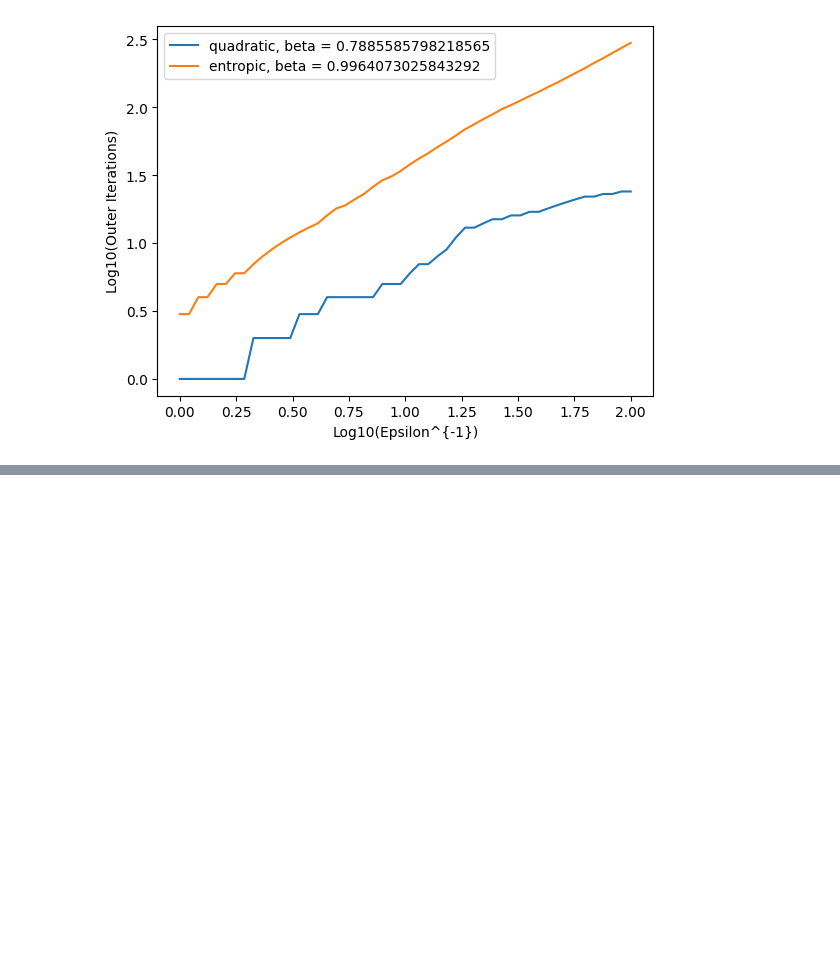
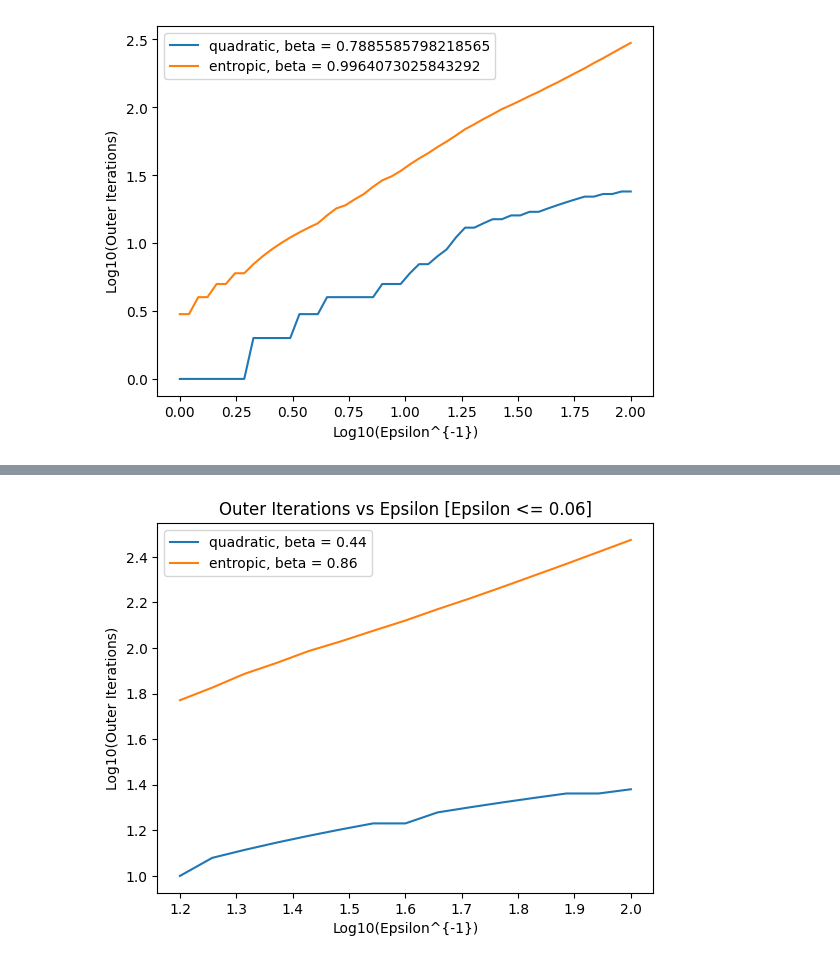
Before and after one commit to wasness-apma/quadraticOT, a Jupyter notebook: examples/gaussian_dist_convergence_rates.ipynb, the cells around one changed output, grey strips where cells are left out. Cells and saved outputs as stored; diff of their text form; code cells hidden in the pictures; blank space fills up the shorter version.

```diff
--- a/examples/gaussian_dist_convergence_rates.ipynb
+++ b/examples/gaussian_dist_convergence_rates.ipynb
@@ -95,3 +96,31 @@ plt.legend()
 plt.show()
 # %% [output]
 [figure]
+# %%
+# p-norm
+p = 2.
+sinkhorn_runner = skern.get_pnorm_regularized_runner(p, c)
+# entropic
+sinkhorn_runner_entropic = skern.get_entropically_regularized_runner(c)
+
+
+epsilons = np.power(10.0, np.linspace(-2, -1.2, 15))
+delta = 0.025
+
+distribution_outputs_quadratic_smalleps = {}
+for epsilon in epsilons:
+    print(f"Running Quadratic, epsilon = {epsilon}")
+    pi_p, f_p, g_p, iterations, outer_iterations = sinkhorn_runner.run_sinkhorn(dist_1, dist_2, epsilon, delta)
+    distribution_outputs_quadratic_smalleps[epsilon] = (pi_p, f_p, g_p, iterations, outer_iterations)
+    print(f"Done with Quadratic, epsilon = {epsilon}. Inner iterations: {iterations}. Outer iterations: {outer_iterations}")
+
+print("Done with quadratic.")
+
+distribution_outputs_entropic_smalleps = {}
+for epsilon in epsilons:
+    print(f"Running Entropic, epsilon = {epsilon}")
+    pi_p, f_p, g_p, iterations, outer_iterations = sinkhorn_runner_entropic.run_sinkhorn(dist_1, dist_2, epsilon, delta)
+    distribution_outputs_entropic_smalleps[epsilon] = (pi_p, f_p, g_p, iterations, outer_iterations)
+    print(f"Done with Entropic, epsilon = {epsilon}. Inner iterations: {iterations}. Outer iterations: {outer_iterations}")
+
+print("Done with entropic.")
@@ -97,0 +145,19 @@ plt.show()
+# %%
+plt.figure()
+xs = -np.log10(np.array(sorted(list(distribution_outputs_entropic_smalleps.keys()))))
+ys_q = np.log10(np.array([distribution_outputs_quadratic_smalleps[epsilon][4] for epsilon in epsilons]))
+ys_e = np.log10(np.array([distribution_outputs_entropic_smalleps[epsilon][4] for epsilon in epsilons]))
+var_x = np.mean(xs*xs) - np.mean(xs)**2
+cov_q = np.mean(ys_q * xs) - np.mean(ys_q)*np.mean(xs)
+cov_e = np.mean(ys_e * xs) - np.mean(ys_e)*np.mean(xs)
+beta_q = cov_q / var_x
+beta_e = cov_e / var_x
+plt.plot(xs, ys_q, label = f"quadratic, beta = %.2f"%beta_q)
+plt.plot(xs, ys_e, label = f"entropic, beta = %.2f"%beta_e)
+plt.xlabel("Log10(Epsilon^{-1})")
+plt.ylabel("Log10(Outer Iterations)")
+plt.title(f"Outer Iterations vs Epsilon [Epsilon <= %.2f]"%np.power(10, -1.2))
+plt.legend()
+plt.show()
+# %% [output]
+[figure, added]
```
Also changed, not shown: parts of 2 cells of this notebook.
